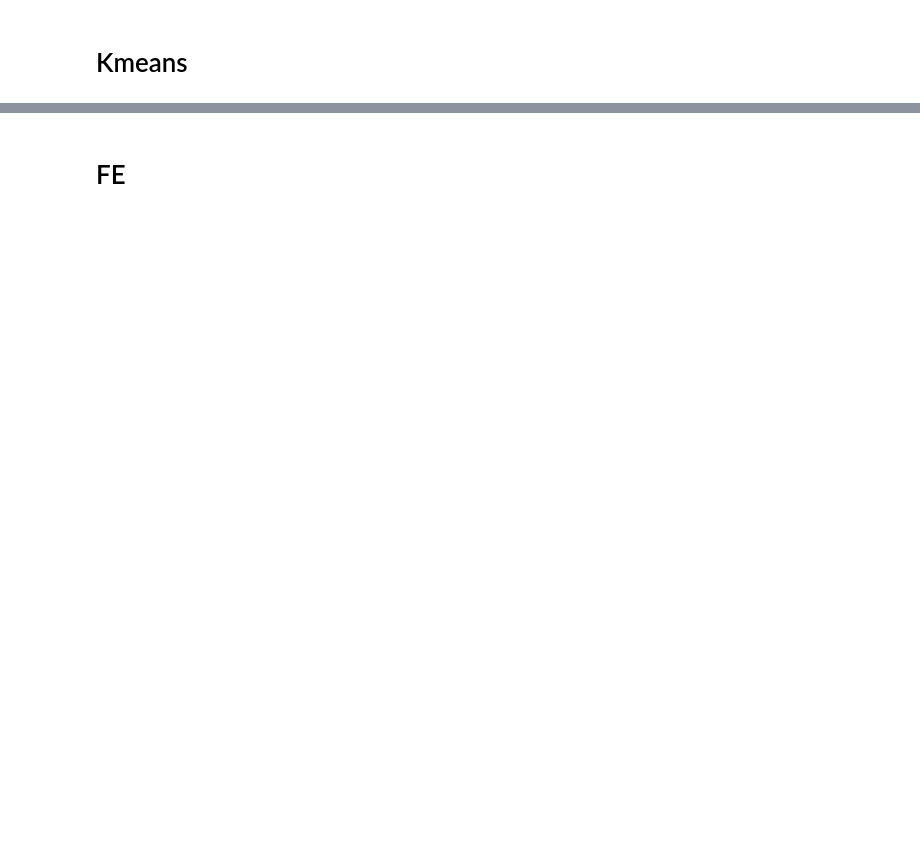
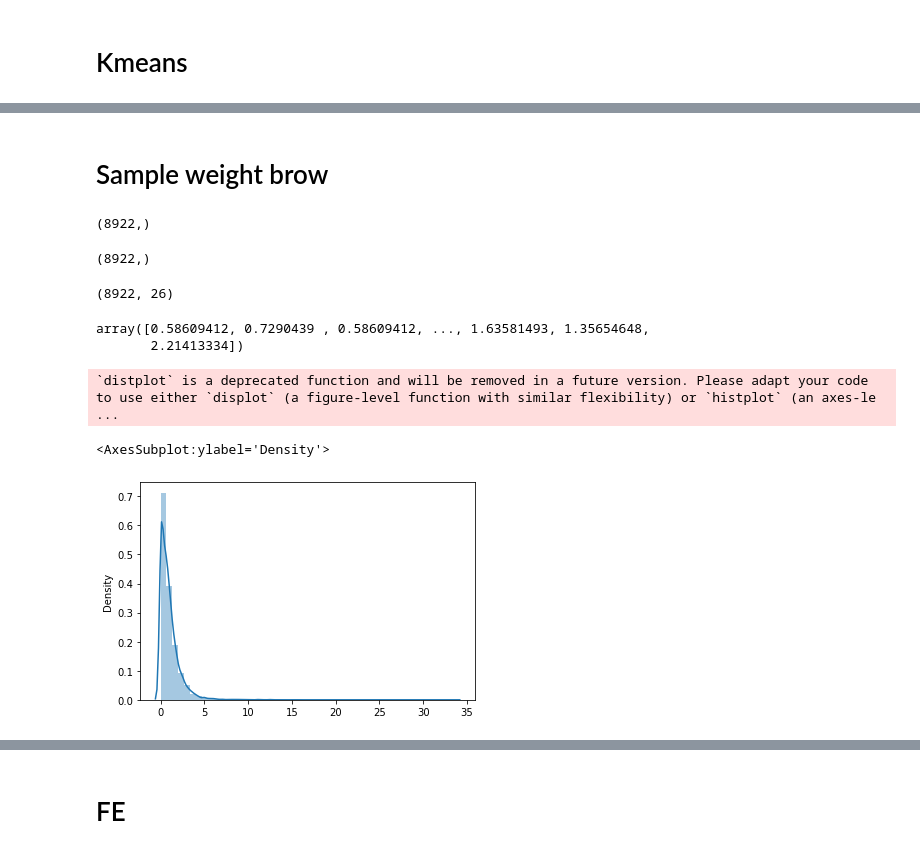
Before and after one commit to andreasmmadjiah/People-Analytics, a Jupyter notebook: BRI_V4_Kmeans etc.ipynb, the cells around one changed output, grey strips where cells are left out. Drawn from its saved outputs; the diff is of its cells as text; code cells hidden in the pictures; blank space fills up the shorter version.

```diff
--- a/BRI_V4_Kmeans etc.ipynb
+++ b/BRI_V4_Kmeans etc.ipynb
@@ -242,0 +757,30 @@ NameError: name 'kmeans' is not defined
+# %%
+parameters = {'multiply':[],
+              'add':[],
+              'add_str':[],
+              'substract':[],'divide':[],
+              'bin_numer_qcut':[],
+              'bin_numer_cut':[],
+              'bin_add_categ_numer_bin_cut':[],
+              'bin_add_categ_numer_bin_qcut':[],
+            'bin_target_encoding_cut':[],
+             'bin_target_encoding_qcut':[],
+             'bin_target_encoding_custom_bin':[],
+              'categorical_mean_encoding':[],
+             'target':'is_train'}
+
+
+# 4 mayan 7 best, 9 JUGA
+cv=10
+random_state=42
+X_train2, X_val2, y_train2, y_val2 = train_test_split(X_train, y_train, test_size=0.2, random_state=random_state,shuffle=False)
+# X_train2, X_val2, y_train2, y_val2 = train_test_split(X_train, y_train, test_size=0.2, random_state=2,shuffle=True)
+# X_train2, X_val2, y_train2, y_val2 = train_test_split(X_train, y_train, test_size=0.5, random_state=1,shuffle=True)
+traindata2 = X_train2.copy()
+traindata2['is_train'] = 1
+
+valdata2 = X_val2.copy()
+valdata2['is_train'] = 0
+all_data2 = pd.concat([traindata2,valdata2],axis=0,ignore_index=True)
+add_fes,pipelines,SW = fast_build_model_FE_SW(all_data2.drop(columns=['is_train']),all_data2['is_train'],cv,
+                    Feature_Engineering,parameters,model_base=RandomForestClassifier(random_state=random_state,n_estimators=100),random_state=random_state)
@@ -242,0 +860,29 @@ NameError: name 'kmeans' is not defined
+# %% [markdown]
+# Sample weight brow
+# %%
+SW[len(y_val2):].shape
+# %% [output]
+(8922,)
+# %%
+SW[:len(y_train2)].shape
+# %% [output]
+(8922,)
+# %%
+X_train2.shape
+# %% [output]
+(8922, 26)
+# %%
+# weights = (1./SW[len(y_val2):]) - 1
+weights = (1./SW[:len(y_train2)]) - 1
+
+weights /= np.mean(weights)
+weights
+# %% [output]
+array([0.58609412, 0.7290439 , 0.58609412, ..., 1.63581493, 1.35654648,
+       2.21413334])
+# %%
+sns.distplot(weights)
+# %% [output]
+`distplot` is a deprecated function and will be removed in a future version. Please adapt your code to use either `displot` (a figure-level function with similar flexibility) or `histplot` (an axes-le ...
+<AxesSubplot:ylabel='Density'>
+[figure, added]
```
Also changed, not shown: parts of 43 cells of this notebook, 3 other files.
